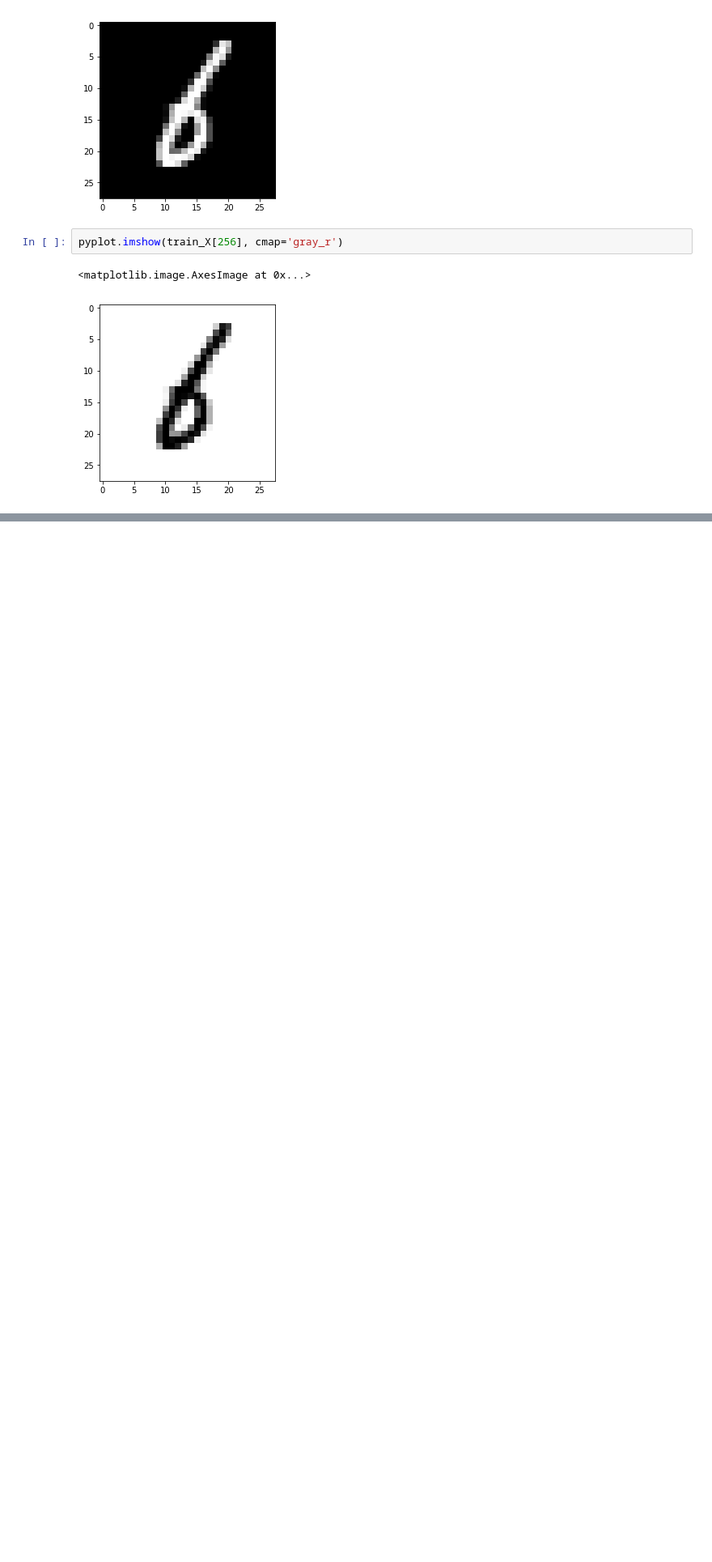
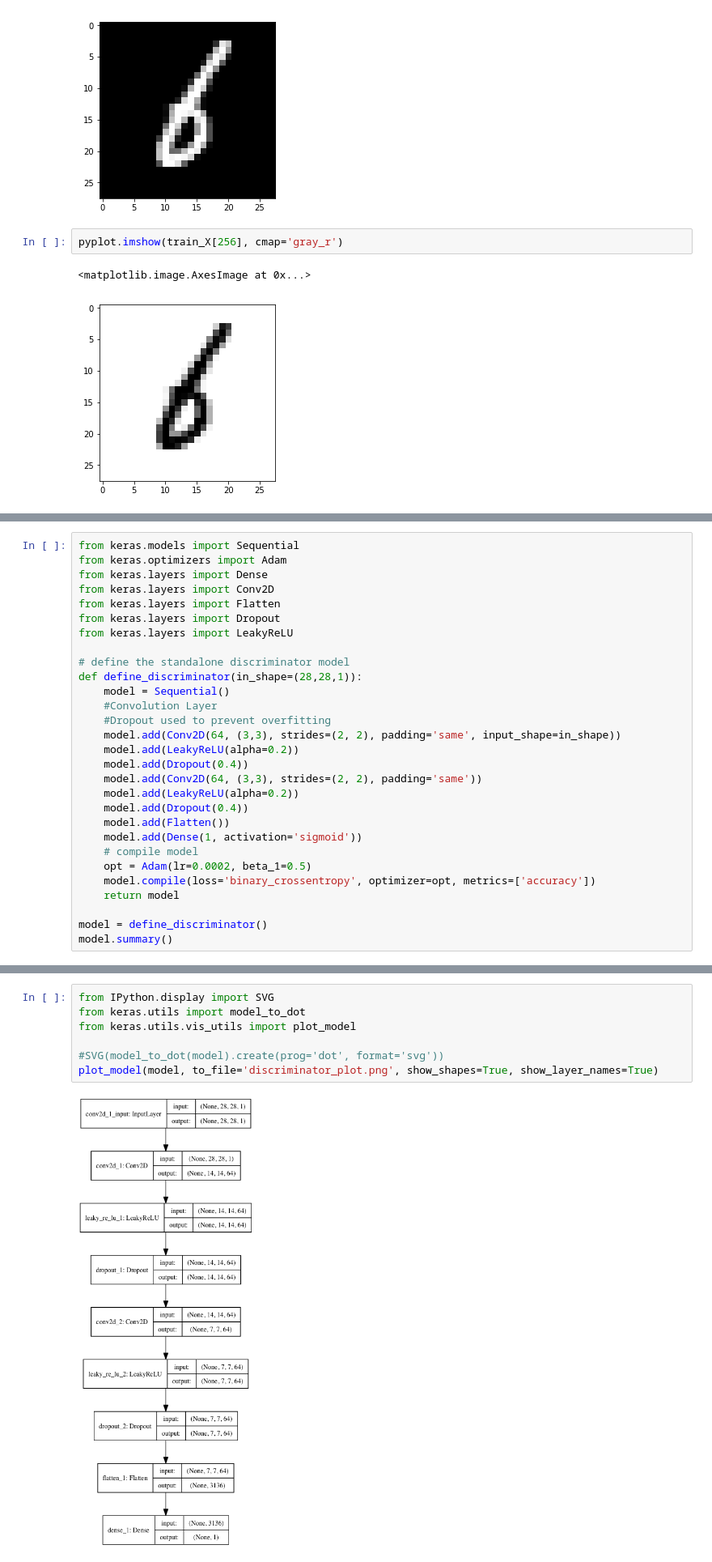
Before and after one commit to arminkz/HandwritingGAN, a Jupyter notebook: HandwritingGAN.ipynb, the cells around one changed output, grey strips where cells are left out. Shown at 81% size. Saved outputs shown, nothing was run; the diff lists cells and outputs as text; blank space fills up the shorter version.

Commit message:
discriminator model added

```diff
--- a/HandwritingGAN.ipynb
+++ b/HandwritingGAN.ipynb
@@ -26,0 +36,29 @@ pyplot.imshow(train_X[256], cmap='gray_r')
+# %%
+from keras.models import Sequential
+from keras.optimizers import Adam
+from keras.layers import Dense
+from keras.layers import Conv2D
+from keras.layers import Flatten
+from keras.layers import Dropout
+from keras.layers import LeakyReLU
+
+# define the standalone discriminator model
+def define_discriminator(in_shape=(28,28,1)):
+    model = Sequential()
+    #Convolution Layer
+    #Dropout used to prevent overfitting
+    model.add(Conv2D(64, (3,3), strides=(2, 2), padding='same', input_shape=in_shape))
+    model.add(LeakyReLU(alpha=0.2))
+    model.add(Dropout(0.4))
+    model.add(Conv2D(64, (3,3), strides=(2, 2), padding='same'))
+    model.add(LeakyReLU(alpha=0.2))
+    model.add(Dropout(0.4))
+    model.add(Flatten())
+    model.add(Dense(1, activation='sigmoid'))
+    # compile model
+    opt = Adam(lr=0.0002, beta_1=0.5)
+    model.compile(loss='binary_crossentropy', optimizer=opt, metrics=['accuracy'])
+    return model
+
+model = define_discriminator()
+model.summary()
@@ -26,0 +83,9 @@ pyplot.imshow(train_X[256], cmap='gray_r')
+# %%
+from IPython.display import SVG
+from keras.utils import model_to_dot
+from keras.utils.vis_utils import plot_model
+
+#SVG(model_to_dot(model).create(prog='dot', format='svg'))
+plot_model(model, to_file='discriminator_plot.png', show_shapes=True, show_layer_names=True)
+# %% [output]
+[figure, added]
```
Also changed, not shown: parts of 2 cells of this notebook, 1 other file.
